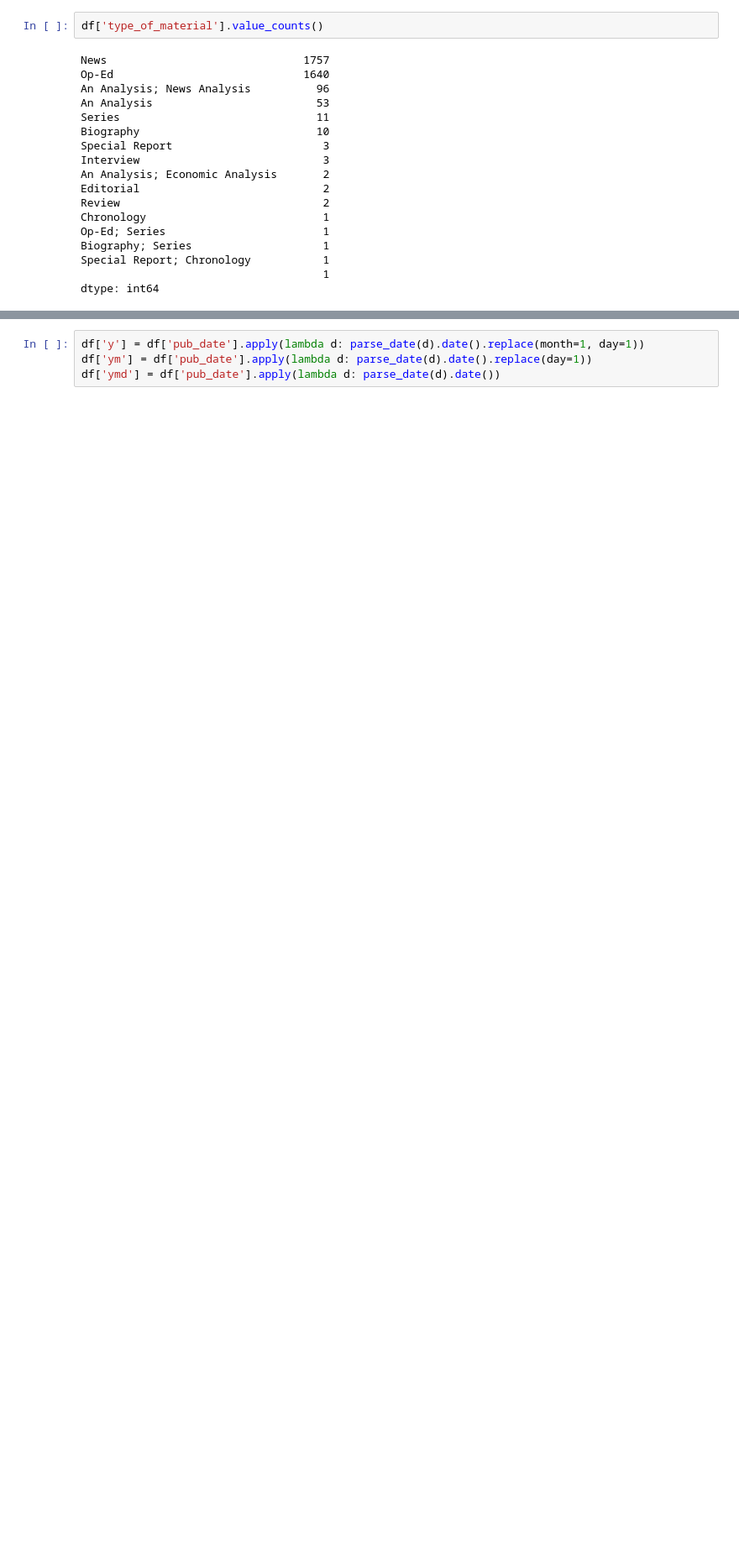
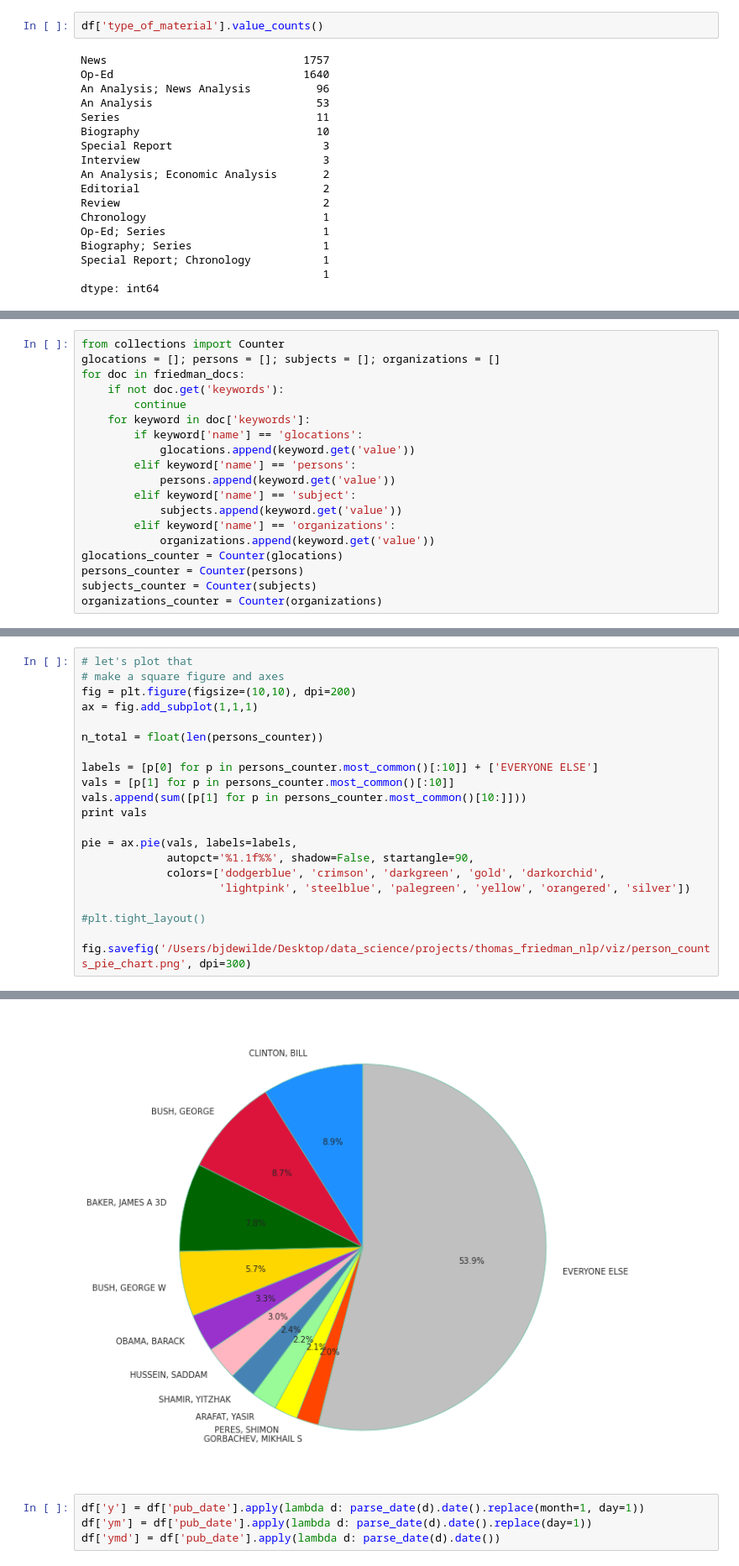
Before and after one commit to bdewilde/thomas_friedman_nlp, a Jupyter notebook: friedman_corpus_pt1.ipynb, the cells around one changed output, grey strips where cells are left out. Shown at 84% size. Cells and saved outputs as stored; diff of their text form; blank space fills up the shorter version.

```diff
--- a/friedman_corpus_pt1.ipynb
+++ b/friedman_corpus_pt1.ipynb
@@ -594,0 +661,19 @@ Name: keywords, Length: 3584, dtype: object
+# %%
+from collections import Counter
+glocations = []; persons = []; subjects = []; organizations = []
+for doc in friedman_docs:
+    if not doc.get('keywords'):
+        continue
+    for keyword in doc['keywords']:
+        if keyword['name'] == 'glocations':
+            glocations.append(keyword.get('value'))
+        elif keyword['name'] == 'persons':
+            persons.append(keyword.get('value'))
+        elif keyword['name'] == 'subject':
+            subjects.append(keyword.get('value'))
+        elif keyword['name'] == 'organizations':
+            organizations.append(keyword.get('value'))
+glocations_counter = Counter(glocations)
+persons_counter = Counter(persons)
+subjects_counter = Counter(subjects)
+organizations_counter = Counter(organizations)
@@ -594,0 +733,22 @@ Name: keywords, Length: 3584, dtype: object
+# %%
+# let's plot that
+# make a square figure and axes
+fig = plt.figure(figsize=(10,10), dpi=200)
+ax = fig.add_subplot(1,1,1)
+
+n_total = float(len(persons_counter))
+
+labels = [p[0] for p in persons_counter.most_common()[:10]] + ['EVERYONE ELSE']
+vals = [p[1] for p in persons_counter.most_common()[:10]]
+vals.append(sum([p[1] for p in persons_counter.most_common()[10:]]))
+print vals
+
+pie = ax.pie(vals, labels=labels,
+             autopct='%1.1f%%', shadow=False, startangle=90,
+             colors=['dodgerblue', 'crimson', 'darkgreen', 'gold', 'darkorchid',
+                     'lightpink', 'steelblue', 'palegreen', 'yellow', 'orangered', 'silver'])
+
+#plt.tight_layout()
+
+fig.savefig('/Users/bjdewilde/Desktop/data_science/projects/thomas_friedman_nlp/viz/person_counts_pie_chart.png', dpi=300)
+# %% [output]
@@ -595,3 +756,4 @@ Name: keywords, Length: 3584, dtype: object
+[figure, added]
 # %%
 df['y'] = df['pub_date'].apply(lambda d: parse_date(d).date().replace(month=1, day=1))
 df['ym'] = df['pub_date'].apply(lambda d: parse_date(d).date().replace(day=1))
```
Also changed, not shown: parts of 25 cells of this notebook, 5 other files.
